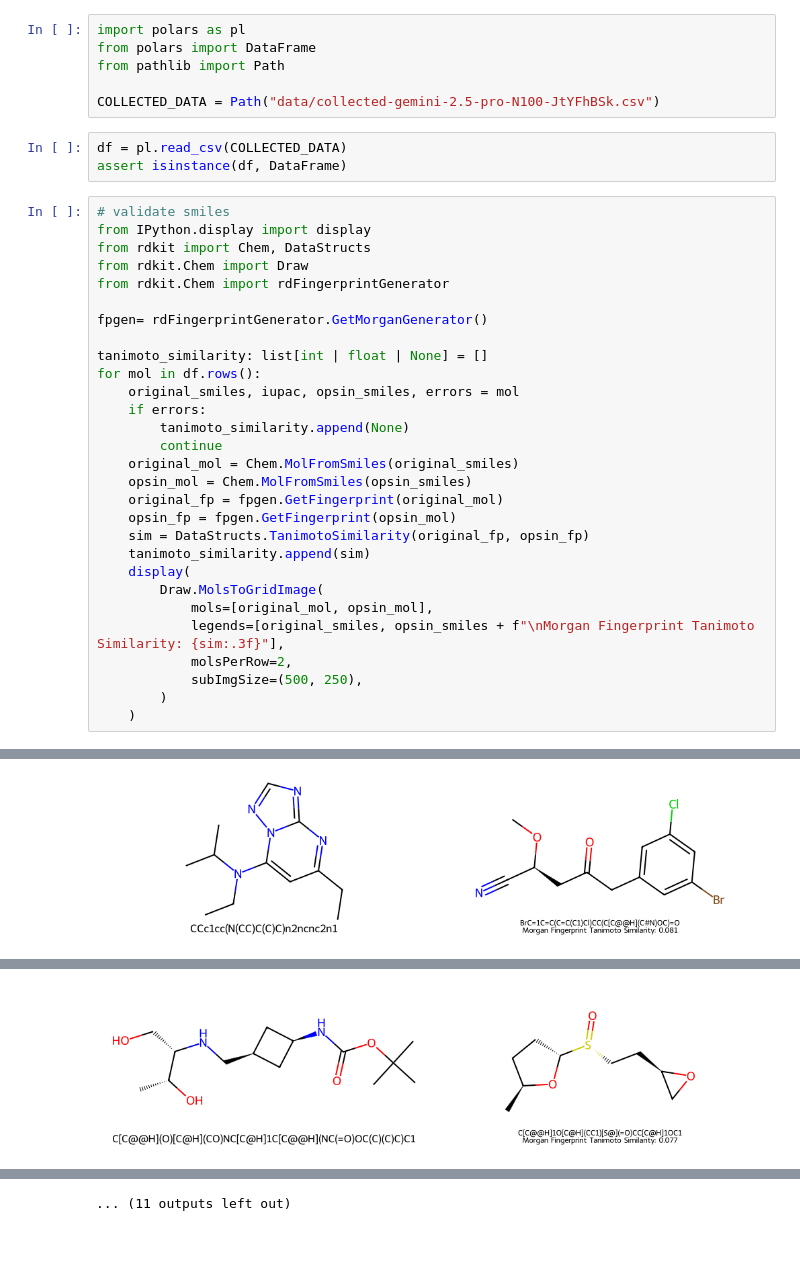
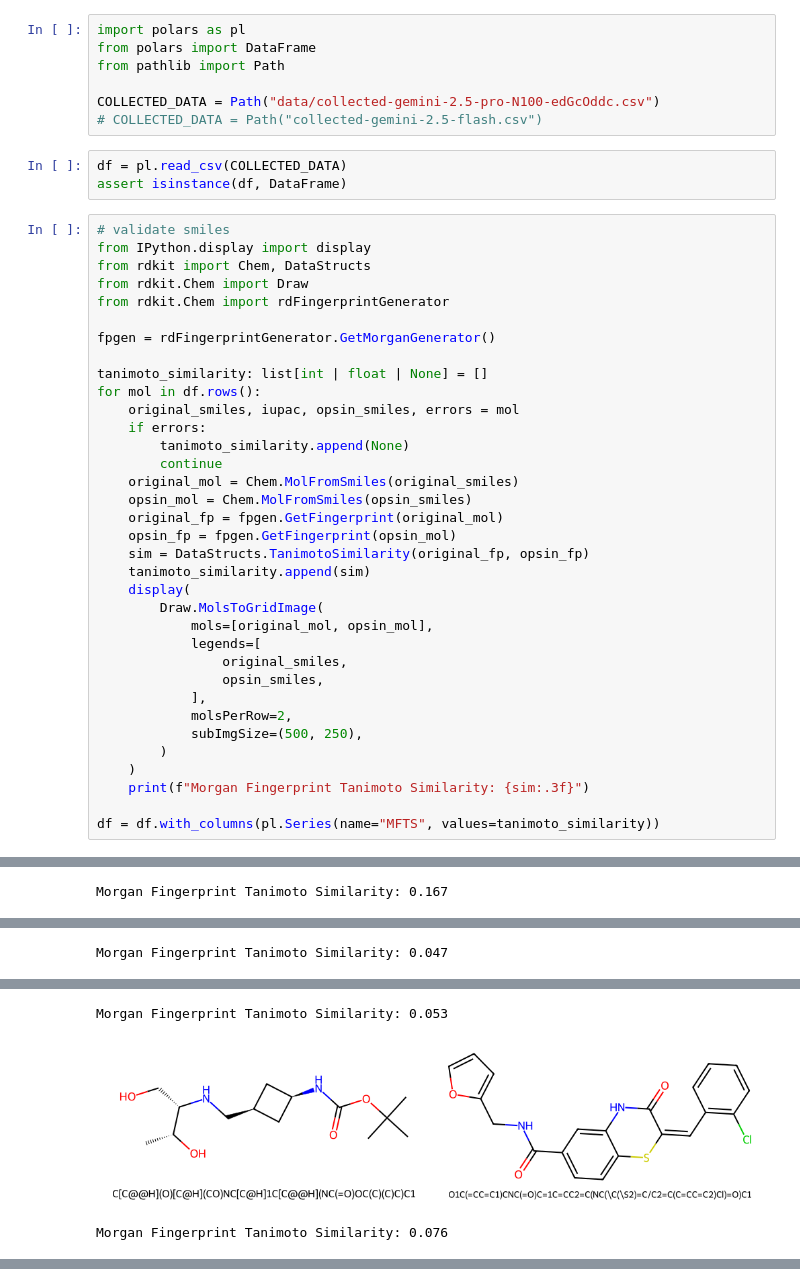
Before and after one commit to lukasmki/smiles-iupac, a Jupyter notebook: analysis.ipynb, the cells around one changed output, grey strips where cells are left out. Saved outputs shown, nothing was run; the diff lists cells and outputs as text; blank space fills up the shorter version.

Commit message:
Add figure, and gemini-2.5-pro run

```diff
--- a/analysis.ipynb
+++ b/analysis.ipynb
@@ -3,7 +3,8 @@ import polars as pl
 from polars import DataFrame
 from pathlib import Path
 
-COLLECTED_DATA = Path("data/collected-gemini-2.5-pro-N100-JtYFhBSk.csv")
+COLLECTED_DATA = Path("data/collected-gemini-2.5-pro-N100-edGcOddc.csv")
+# COLLECTED_DATA = Path("collected-gemini-2.5-flash.csv")
 # %%
 df = pl.read_csv(COLLECTED_DATA)
 assert isinstance(df, DataFrame)
@@ -14,7 +15,7 @@ from rdkit import Chem, DataStructs
 from rdkit.Chem import Draw
 from rdkit.Chem import rdFingerprintGenerator
 
-fpgen= rdFingerprintGenerator.GetMorganGenerator()
+fpgen = rdFingerprintGenerator.GetMorganGenerator()
 
 tanimoto_similarity: list[int | float | None] = []
 for mol in df.rows():
@@ -31,9 +32,15 @@ for mol in df.rows():
     display(
         Draw.MolsToGridImage(
             mols=[original_mol, opsin_mol],
-            legends=[original_smiles, opsin_smiles + f"\nMorgan Fingerprint Tanimoto Similarity: {sim:.3f}"],
+            legends=[
+                original_smiles,
+                opsin_smiles,
+            ],
             molsPerRow=2,
             subImgSize=(500, 250),
         )
     )
+    print(f"Morgan Fingerprint Tanimoto Similarity: {sim:.3f}")
+
+df = df.with_columns(pl.Series(name="MFTS", values=tanimoto_similarity))
 # %% [output]
@@ -41,0 +50 @@ for mol in df.rows():
+Morgan Fingerprint Tanimoto Similarity: 0.167
@@ -42,0 +52 @@ for mol in df.rows():
+Morgan Fingerprint Tanimoto Similarity: 0.047
@@ -44 +54,3 @@ for mol in df.rows():
+Morgan Fingerprint Tanimoto Similarity: 0.053
-[figure, old version]
+[figure, new version]
+Morgan Fingerprint Tanimoto Similarity: 0.076
@@ -46 +57,0 @@ for mol in df.rows():
-[figure, removed]
@@ -52 +57,0 @@ for mol in df.rows():
-... (11 outputs left out)
```
Also changed, not shown: parts of 2 cells of this notebook, 6 other files.
